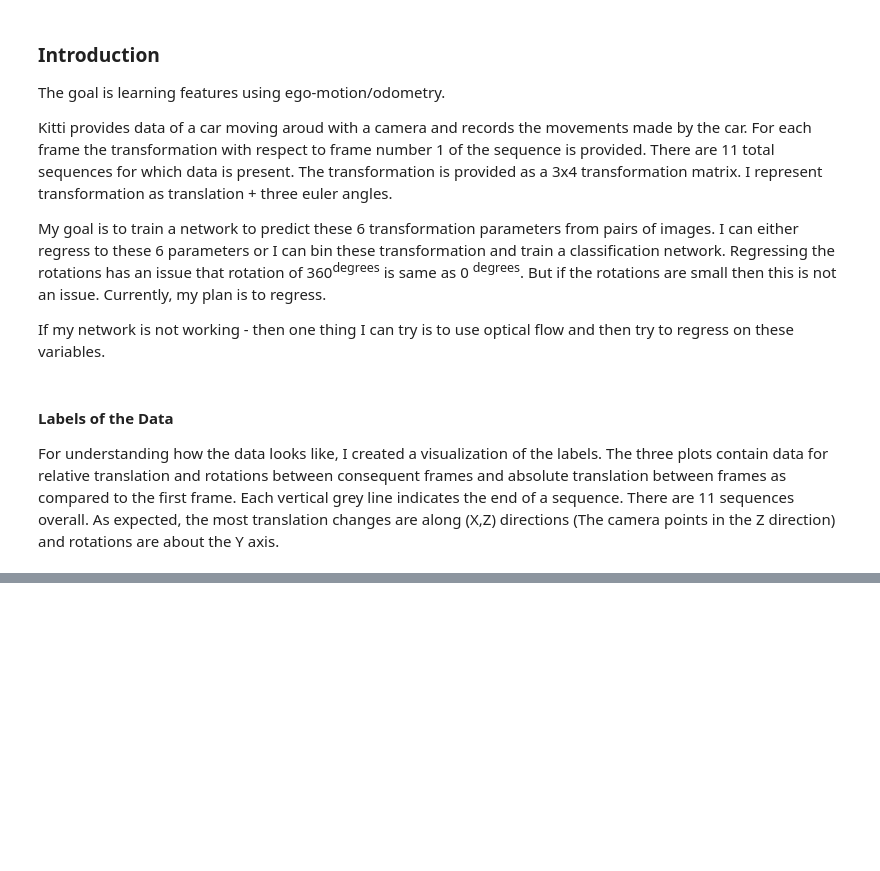
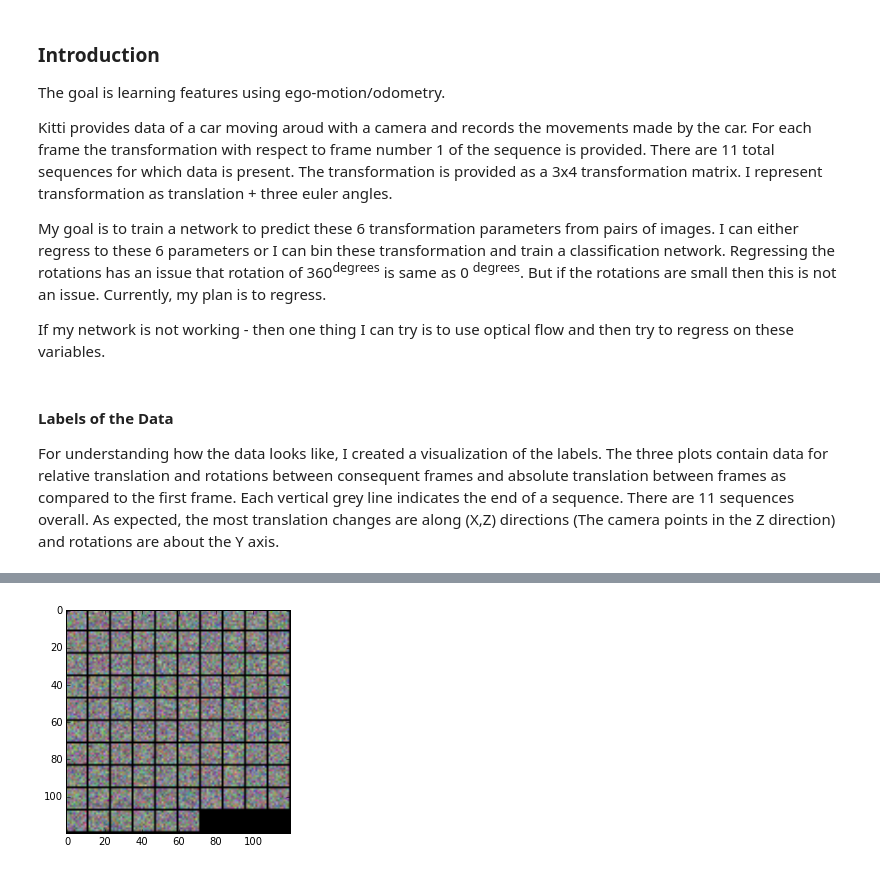
Before and after one commit to pulkitag/caffe, a Jupyter notebook: modelFiles/kitti/Kitti-Document.ipynb, the cells around one changed output, grey strips where cells are left out. Drawn from its saved outputs; the diff is of its cells as text; code cells hidden in the pictures; blank space fills up the shorter version.

```diff
--- a/modelFiles/kitti/Kitti-Document.ipynb
+++ b/modelFiles/kitti/Kitti-Document.ipynb
@@ -25,0 +35,5 @@ ku.plot_pose(seqNum='all', poseType='euler')
+# %%
+netRandom = mp.MyNet(protoFile)
+netRandom.vis_weights('conv1')
+# %% [output]
+[figure, added]
```
Also changed, not shown: parts of 2 cells of this notebook, 16 other files.
